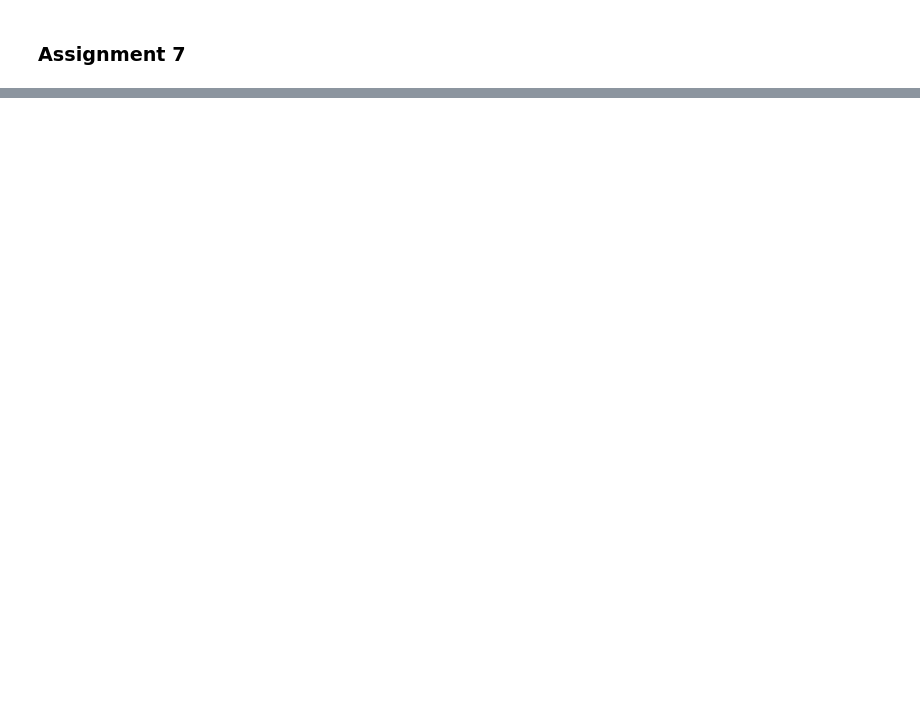
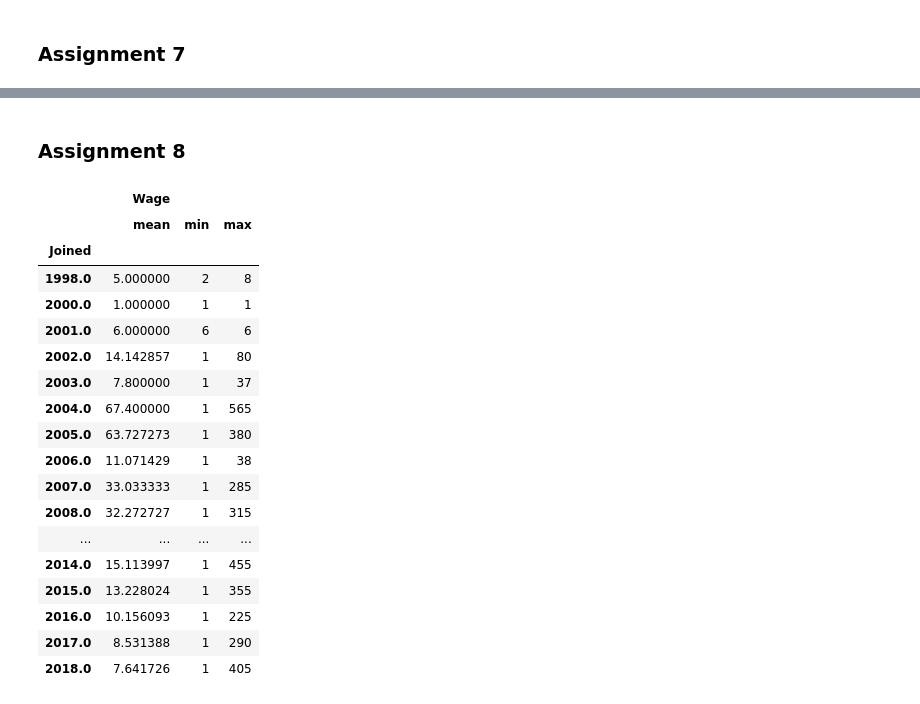
Before and after one commit to HamidBekamiri/EDA_GitHub, a Jupyter notebook: EDA_FIFA_2022.ipynb, the cells around one changed output, grey strips where cells are left out. Drawn from its saved outputs; the diff is of its cells as text; code cells hidden in the pictures; blank space fills up the shorter version.

```diff
--- a/EDA_FIFA_2022.ipynb
+++ b/EDA_FIFA_2022.ipynb
@@ -912,0 +923,3 @@ fifadata_lf_cb.sort_values('Wage', ascending=False)[:5]
+# %%
+fifadata.set_index('Joined', inplace=True)
+fifadata.index.year
@@ -912,0 +1053,25 @@ fifadata_lf_cb.sort_values('Wage', ascending=False)[:5]
+# %% [markdown]
+### Assignment 8
+# %%
+# Display mean, min, and max of Wage for every year together
+fifadata.groupby(fifadata.index.year).agg({'Wage': ['mean', 'min', 'max']})
+# %% [output]
+|  | Wage |  |  |
+|  | mean | min | max |
+| Joined |  |  |  |
+| 1998.0 | 5.000000 | 2 | 8 |
+| 2000.0 | 1.000000 | 1 | 1 |
+| 2001.0 | 6.000000 | 6 | 6 |
+| 2002.0 | 14.142857 | 1 | 80 |
+| 2003.0 | 7.800000 | 1 | 37 |
+| 2004.0 | 67.400000 | 1 | 565 |
+| 2005.0 | 63.727273 | 1 | 380 |
+| 2006.0 | 11.071429 | 1 | 38 |
+| 2007.0 | 33.033333 | 1 | 285 |
+| 2008.0 | 32.272727 | 1 | 315 |
+| ... | ... | ... | ... |
+| 2014.0 | 15.113997 | 1 | 455 |
+| 2015.0 | 13.228024 | 1 | 355 |
+| 2016.0 | 10.156093 | 1 | 225 |
+| 2017.0 | 8.531388 | 1 | 290 |
+| 2018.0 | 7.641726 | 1 | 405 |
```
Also changed, not shown: parts of 15 cells of this notebook.
